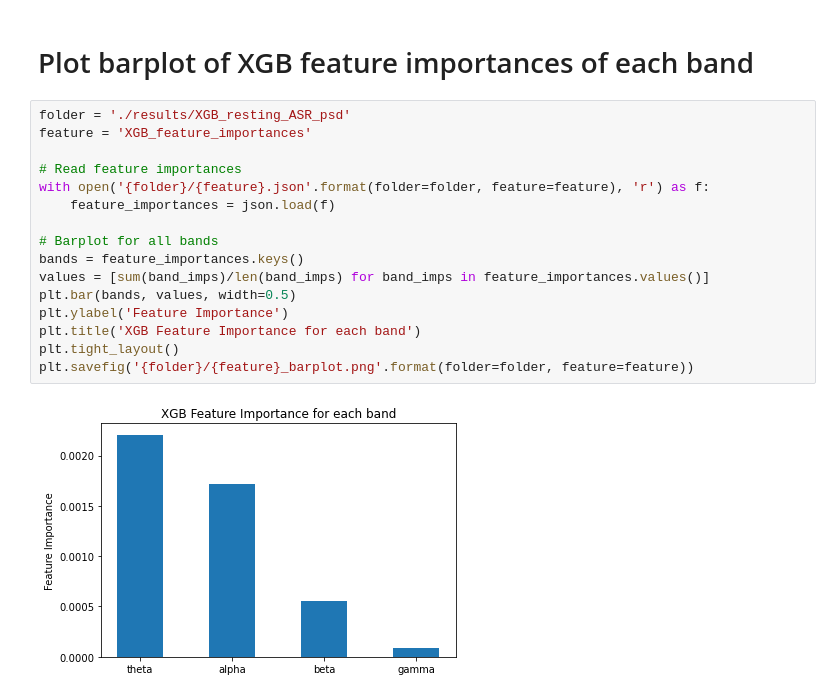
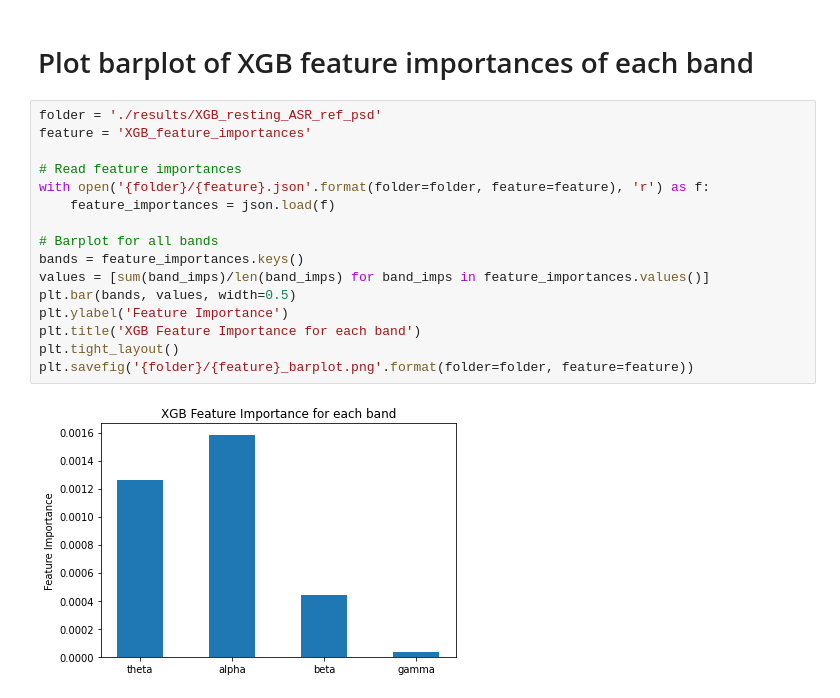
Before and after one commit to hundredball/Classroom_stress, a Jupyter notebook: data_analysis.ipynb, the cells around one changed output. Saved outputs shown, nothing was run; the diff lists cells and outputs as text.

```diff
--- a/data_analysis.ipynb
+++ b/data_analysis.ipynb
@@ -1189,20 +1189,20 @@ sio.savemat('{folder}/{feature}.mat'.format(folder=folder, feature=feature), ban
 # %% [markdown]
 # Plot barplot of XGB feature importances of each band
 # %%
-folder = './results/XGB_resting_ASR_psd'
+folder = './results/XGB_resting_ASR_ref_psd'
 feature = 'XGB_feature_importances'
 
 # Read feature importances
 with open('{folder}/{feature}.json'.format(folder=folder, feature=feature), 'r') as f:
     feature_importances = json.load(f)
 
 # Barplot for all bands
 bands = feature_importances.keys()
 values = [sum(band_imps)/len(band_imps) for band_imps in feature_importances.values()]
 plt.bar(bands, values, width=0.5)
 plt.ylabel('Feature Importance')
 plt.title('XGB Feature Importance for each band')
 plt.tight_layout()
 plt.savefig('{folder}/{feature}_barplot.png'.format(folder=folder, feature=feature))
 # %% [output]
-[figure, old version]
+[figure, new version]
```
Also changed, not shown: parts of 1 cell of this notebook, 2 other files.
